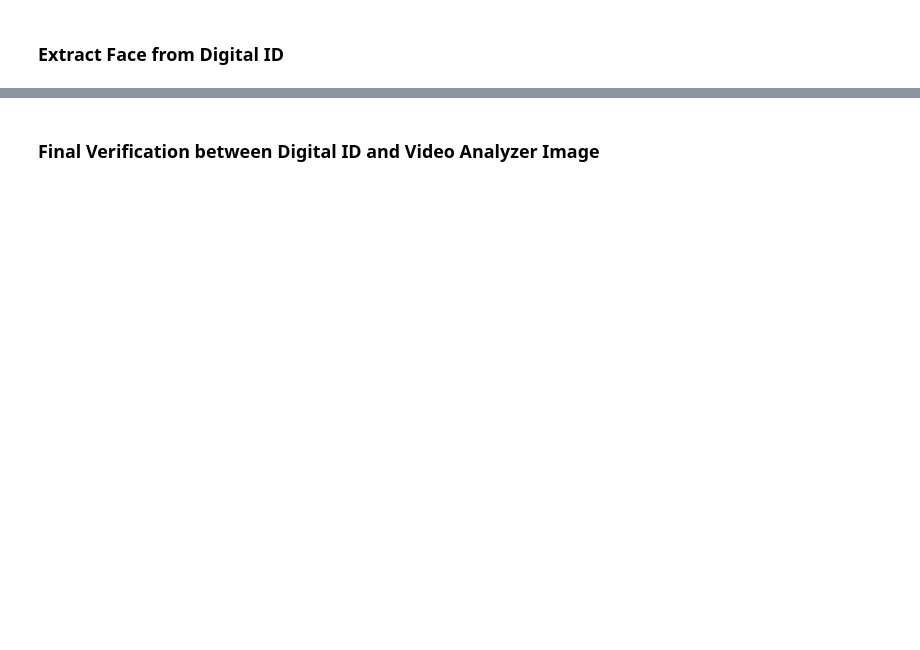
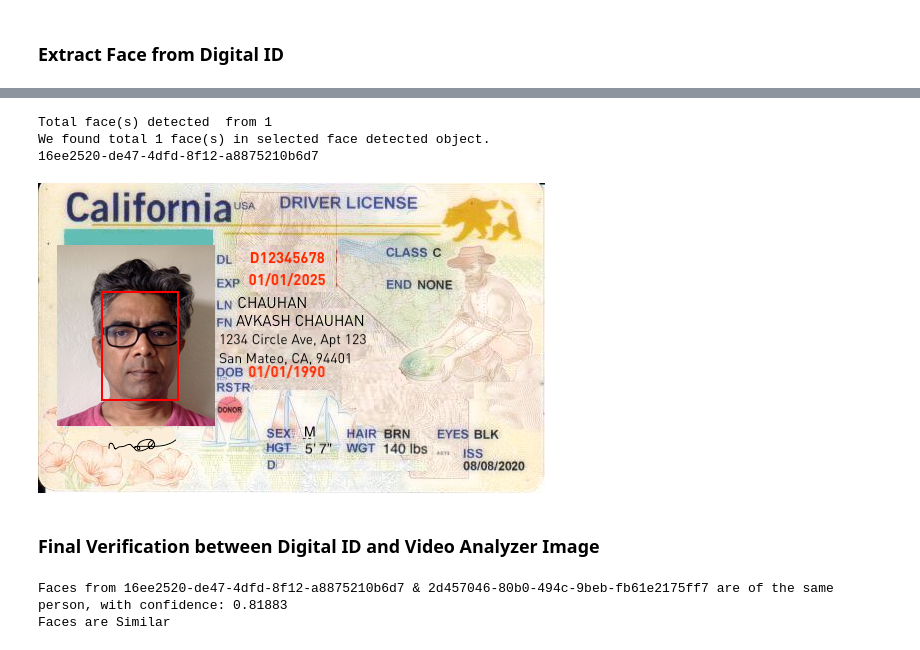
Before and after one commit to Danieldacruz7/Automated-Passenger-Boarding-Desk, a Jupyter notebook: video_analyzer.ipynb, the cells around one changed output, grey strips where cells are left out. Saved outputs shown, nothing was run; the diff lists cells and outputs as text; code cells hidden in the pictures; blank space fills up the shorter version.

Commit message:
Face recogntion first completion.

```diff
--- a/video_analyzer.ipynb
+++ b/video_analyzer.ipynb
@@ -227,7 +295,7 @@ def drawFaceRectangles(source_file, detected_face_object) :
     # Draw a red box around every detected faces
     draw = ImageDraw.Draw(img)
     for face in detected_face_object:
-        draw.rectangle(getRectangle(face), outline='red', width = 10)
+        draw.rectangle(getRectangle(face), outline='red', width = 2)
     return img
 # %%
 drawFaceRectangles(dl_source_url, dl_faces)
@@ -245,3 +310,6 @@ image_url = ''
+# %%
+face_client = FaceClient(CONFIG['FACIAL_RECOGNITION_ENDPOINT'], CognitiveServicesCredentials(CONFIG['FACIAL_RECOGNITION_KEY']))
+image_url = 'https://udacitystorageaccount111.blob.core.windows.net/custom-form/ca-dl-avkash.png?sp=r&st=2022-11-07T09:17:29Z&se=2022-11-14T17:17:29Z&spr=https&sv=2021-06-08&sr=b&sig=i1F64BbXjCusgIXGvw1%2BT0hxPi67rY0L2%2FEnpj8mssE%3D'
 # %%
 def detect_face_with_attributes_02_from_any_url(selected_image_url):
     detected_faces = face_client.face.detect_with_url(url=selected_image_url,
@@ -270,8 +360,8 @@ detected_faces_01_object = detect_face_with_attributes_02_from_any_url(image_01)
 # %%
 def detect_face_from_any_url(selected_image):
-    detected_faces = face_client.face.detect_with_url(url=selected_image, detection_model='detection_03')
+    detected_faces = face_client.face.detect_with_url(url=selected_image, detection_model='detection_03', return_face_id=True)
     if not detected_faces:
-        raise Exception('No face detected from image {}'.format(single_image_name))
+        raise Exception('No face detected from image {}'.format(selected_image))
     print('Total face(s) detected  from {}'.format(str(len(detected_faces))))
     return detected_faces
 # %%
@@ -279,7 +369,13 @@ def list_all_faces_from_detected_face_object(detected_faces_object):
     print('We found total {} face(s) in selected face detected object.'.format(str(len(detected_faces_object))))
     for face in detected_faces_object:
         print (face.face_id)
+    return detected_faces_object
 # %%
-source_faces_object = detect_face_from_any_url(face_image)
-list_all_faces_from_detected_face_object(source_faces_object)
-drawFaceRectangles(group_image, group_faces_object)
+source_faces_object = detect_face_from_any_url(image_url)
+detected_face = list_all_faces_from_detected_face_object(source_faces_object)
+drawFaceRectangles(image_url, source_faces_object)
+# %% [output]
+Total face(s) detected  from 1
+We found total 1 face(s) in selected face detected object.
+16ee2520-de47-4dfd-8f12-a8875210b6d7
+[figure, added]
@@ -286,9 +384,12 @@ drawFaceRectangles(group_image, group_faces_object)
 # %% [markdown]
 ### Final Verification between Digital ID and Video Analyzer Image
 # %%
-verify_result_same = face_client.face.verify_face_to_face(source_image_face_id, similar_face.face_id)
-print('Faces from {} & {} are of the same person, with confidence: {}'.format(face_image, group_image, verify_result_same.confidence))
+verify_result_same = face_client.face.verify_face_to_face(person_id, '2d457046-80b0-494c-9beb-fb61e2175ff7')
+print('Faces from {} & {} are of the same person, with confidence: {}'.format(person_id, '2d457046-80b0-494c-9beb-fb61e2175ff7', verify_result_same.confidence))
 if verify_result_same.is_identical:
       print("Faces are Similar")
 else:
-      print('Faces from {} & {} are of a different person, with confidence: {}'.format(face_image, group_image, verify_result_same.confidence))
+      print('Faces from {} & {} are of a different person, with confidence: {}'.format(person_id, '2d457046-80b0-494c-9beb-fb61e2175ff7', verify_result_same.confidence))
+# %% [output]
+Faces from 16ee2520-de47-4dfd-8f12-a8875210b6d7 & 2d457046-80b0-494c-9beb-fb61e2175ff7 are of the same person, with confidence: 0.81883
+Faces are Similar
```
Also changed, not shown: parts of 14 cells of this notebook.
